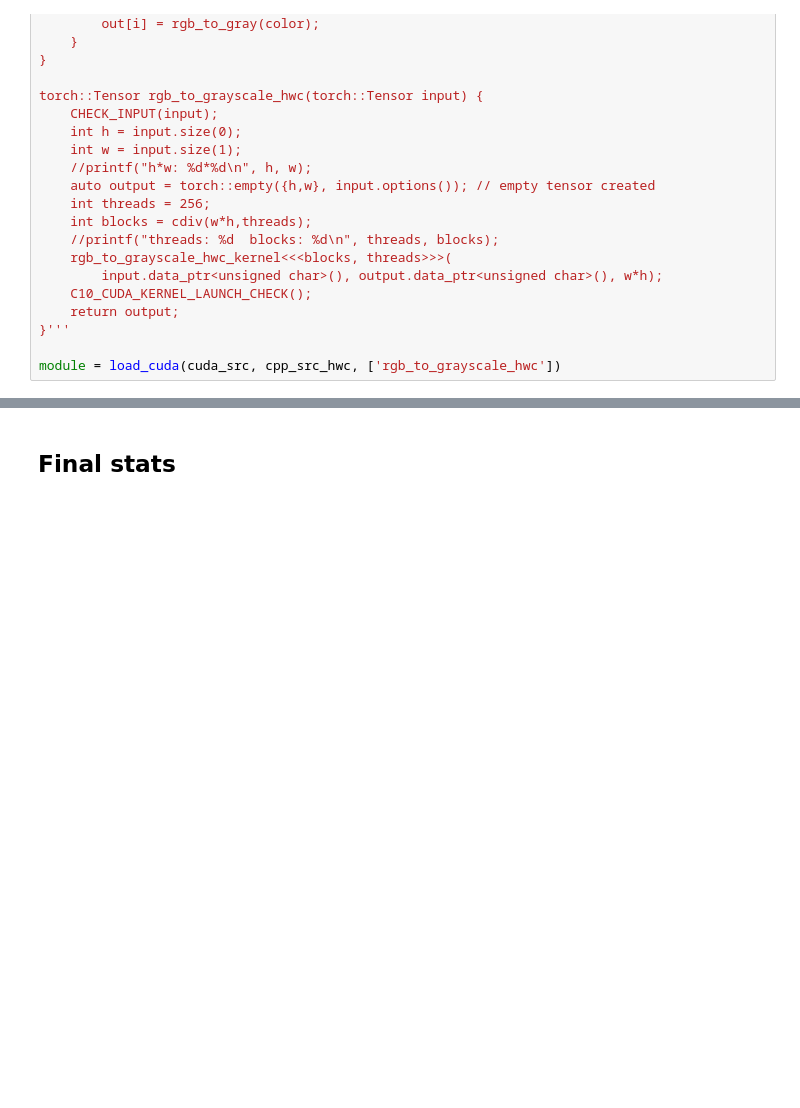
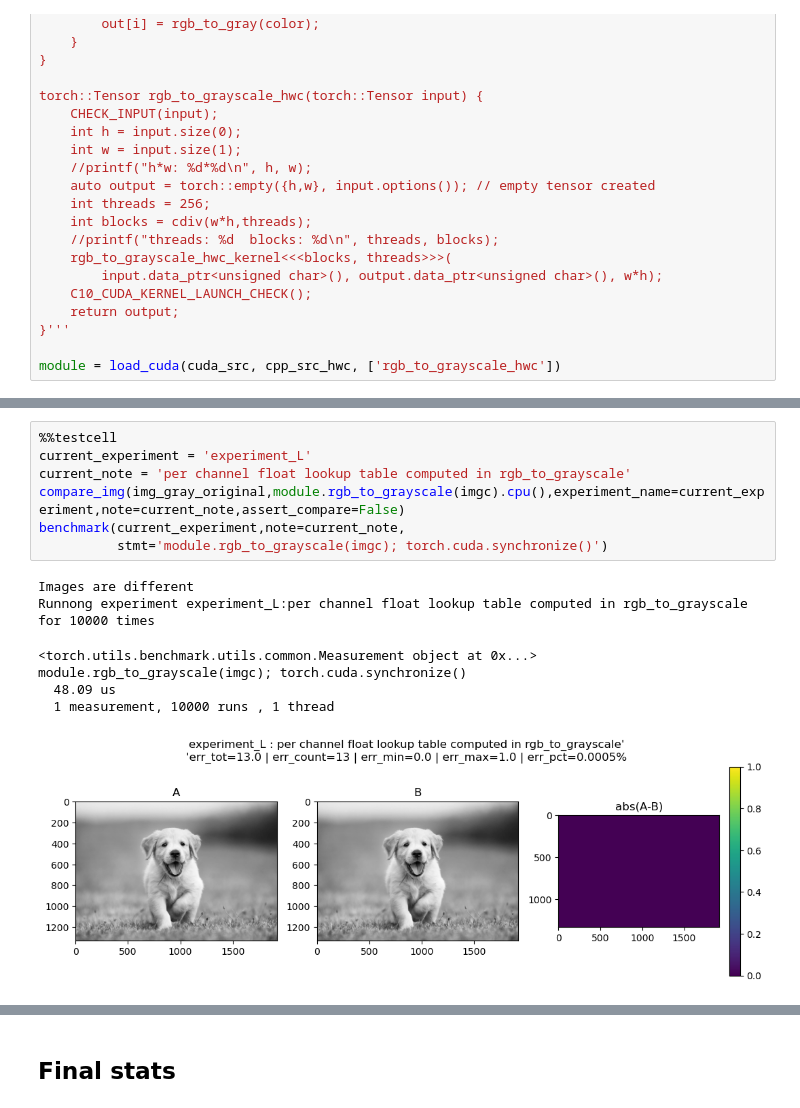
Before and after one commit to artste/lecture2, a Jupyter notebook: lecture3/cuda_rgb_to_gray_refactor.ipynb, the cells around one changed output, grey strips where cells are left out. Drawn from its saved outputs; the diff is of its cells as text; blank space fills up the shorter version.

```diff
--- a/lecture3/cuda_rgb_to_gray_refactor.ipynb
+++ b/lecture3/cuda_rgb_to_gray_refactor.ipynb
@@ -736,0 +854,15 @@ module.rgb_to_grayscale_hwc(hwc_cuda); torch.cuda.synchronize()
+# %%
+%%testcell
+current_experiment = 'experiment_L'
+current_note = 'per channel float lookup table computed in rgb_to_grayscale'
+compare_img(img_gray_original,module.rgb_to_grayscale(imgc).cpu(),experiment_name=current_experiment,note=current_note,assert_compare=False)
+benchmark(current_experiment,note=current_note,
+          stmt='module.rgb_to_grayscale(imgc); torch.cuda.synchronize()')
+# %% [output]
+Images are different
+Runnong experiment experiment_L:per channel float lookup table computed in rgb_to_grayscale for 10000 times
+<torch.utils.benchmark.utils.common.Measurement object at 0x...>
+module.rgb_to_grayscale(imgc); torch.cuda.synchronize()
+  48.09 us
+  1 measurement, 10000 runs , 1 thread
+[figure, added]
```
Also changed, not shown: parts of 31 cells of this notebook.
